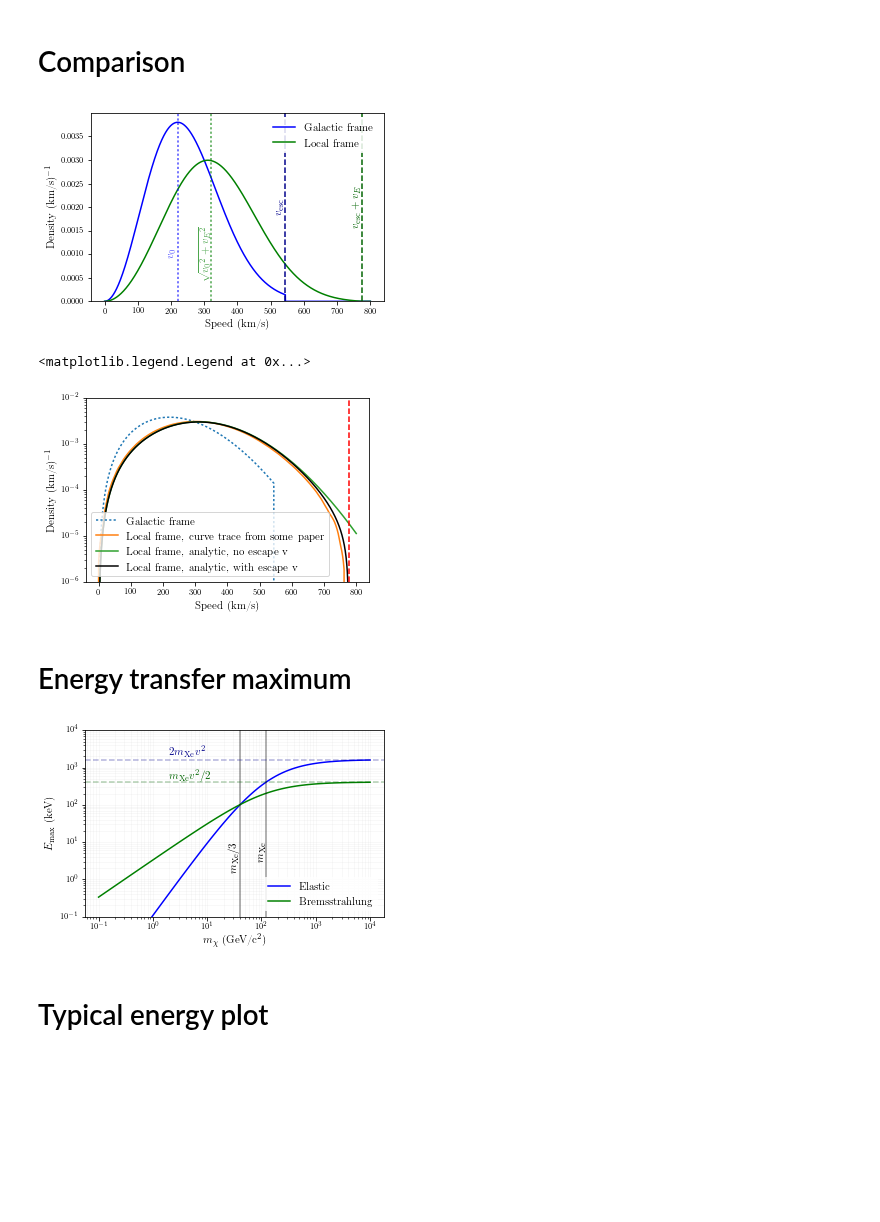
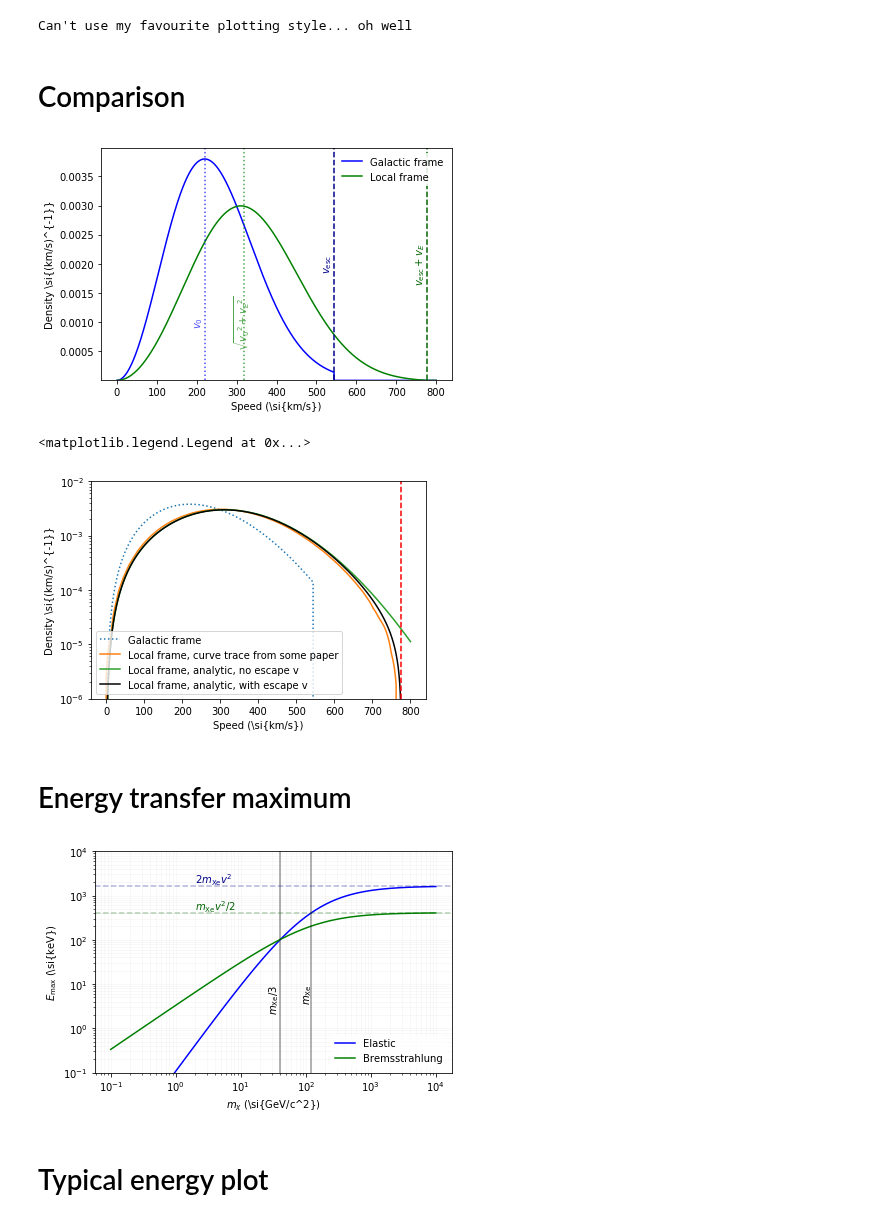
Before and after one commit to JelleAalbers/wimprates, a Jupyter notebook: notebooks/Checks, plots.ipynb, the cells around one changed output. Cells and saved outputs as stored; diff of their text form; code cells hidden in the pictures; blank space fills up the shorter version.

```diff
--- a/notebooks/Checks, plots.ipynb
+++ b/notebooks/Checks, plots.ipynb
@@ -14,8 +14,10 @@ from tqdm import tqdm
 # %%
 try:
     plt.style.use('latex_thesis')
-except FileNotFoundError:
+except (FileNotFoundError, OSError):
     print("Can't use my favourite plotting style... oh well")
+# %% [output]
+Can't use my favourite plotting style... oh well
 # %%
 kms = nu.km/nu.s
 
@@ -36,6 +38,6 @@ def galactic_v_dist(v):
 # %%
 def dm_velocity_dist_noescape(v):
     # Analytical form of distribution in earth frame, if v_esc = inf
-    return v/(np.sqrt(np.pi) * v_earth * v_0) * \
-           (np.exp(-(v-v_earth)**2/v_0**2) - np.exp(-(v+v_earth)**2/v_0**2))
+    return v/(np.sqrt(np.pi) * v_earth() * v_0) * \
+           (np.exp(-(v-v_earth())**2/v_0**2) - np.exp(-(v+v_earth())**2/v_0**2))
 # %%
@@ -87,13 +89,13 @@ plt.xlabel("Speed (\si{km/s})")
 plt.ylabel("Density \si{(km/s)^{-1}}")
 dy = -30
 
-labeled_vline((v_esc + v_earth) / kms, '$v_\mathrm{esc} + v_E$', 0.002,
+labeled_vline((v_esc + v_earth()) / kms, '$v_\mathrm{esc} + v_E$', 0.002,
               color='darkgreen', textoffset=dy, linestyle='--')
 labeled_vline(v_esc / kms, '$v_\mathrm{esc}$', 0.002,
               color='darkblue', textoffset=dy, linestyle='--')
 labeled_vline(v_0 / kms, '$v_0$', 0.001,
               color='blue', textoffset=dy, linestyle=':', alpha=0.7)
-labeled_vline((v_0**2 + v_earth**2)**0.5 / kms, '$\sqrt{{v_0}^2 + {v_E}^2}$', 0.001,
+labeled_vline((v_0**2 + v_earth()**2)**0.5 / kms, '$\sqrt{{v_0}^2 + {v_E}^2}$', 0.001,
               color='green', textoffset=dy, linestyle=':', alpha=0.7)
 
 #plt.axvline(v_0 / kms, color='blue', linestyle='--')
@@ -107,27 +109,27 @@ leg.get_frame().set_alpha(0.85)
 plt.tight_layout()
 plt.savefig('dm_vdist.pdf')
 # %% [output]
-[figure, old version]
+[figure, new version]
 # %%
 plt.plot(vs / kms, galactic_v_dist(vs) * kms, linestyle=':', label='Galactic frame')
 #plt.plot(vs / kms, dm_velocity_dist(vs) / dm_velocity_dist.norm * kms)
 #plt.plot(vs / kms, dm_velocity_dist(vs) * kms, marker='.', label='Local frame, this code', alpha=0.8)
 plt.plot(vs / kms, dm_velocity_dist_traced(vs) * kms, label='Local frame, curve trace from some paper')
 plt.plot(vs / kms, dm_velocity_dist_noescape(vs) * kms,
          label='Local frame, analytic, no escape v')
 plt.plot(vs / kms, observed_speed_dist(vs) * kms,
          label='Local frame, analytic, with escape v', c='k')
 
 plt.xlabel("Speed (\si{km/s})")
 plt.ylabel("Density \si{(km/s)^{-1}}")
-plt.axvline((v_esc + v_earth) / kms, color='red', linestyle='--')
+plt.axvline((v_esc + v_earth()) / kms, color='red', linestyle='--')
 plt.yscale('log')
 plt.ylim(1e-6, 1e-2)
 #plt.xlim(700, v_max / kms)
 plt.legend(loc='lower left')
 # %% [output]
 <matplotlib.legend.Legend at 0x...>
-[figure, old version]
+[figure, new version]
 # %% [markdown]
 # Energy transfer maximum
 # %%
@@ -141,7 +143,7 @@ def style_yaxis(ax, color, label):
     ax.set_ylabel(label, color=color)
     ax.tick_params('y', colors=color)
 
-v = v_earth + v_esc
+v = v_earth() + v_esc
 plt.plot(mchi / gevcsq,
          4 * mchi * mn / (mchi + mn)**2 * (mchi * v**2 /2) / nu.keV,
         label='Elastic', c='b'
@@ -194,7 +196,7 @@ plt.ylim(ymin, 1e4)
 plt.tight_layout()
 plt.savefig('dm_energy_transfer.pdf')
 # %% [output]
-[figure, old version]
+[figure, new version]
 # %% [markdown]
 # Typical energy plot
 # %%
```
Also changed, not shown: parts of 2 cells of this notebook, 37 other files.
